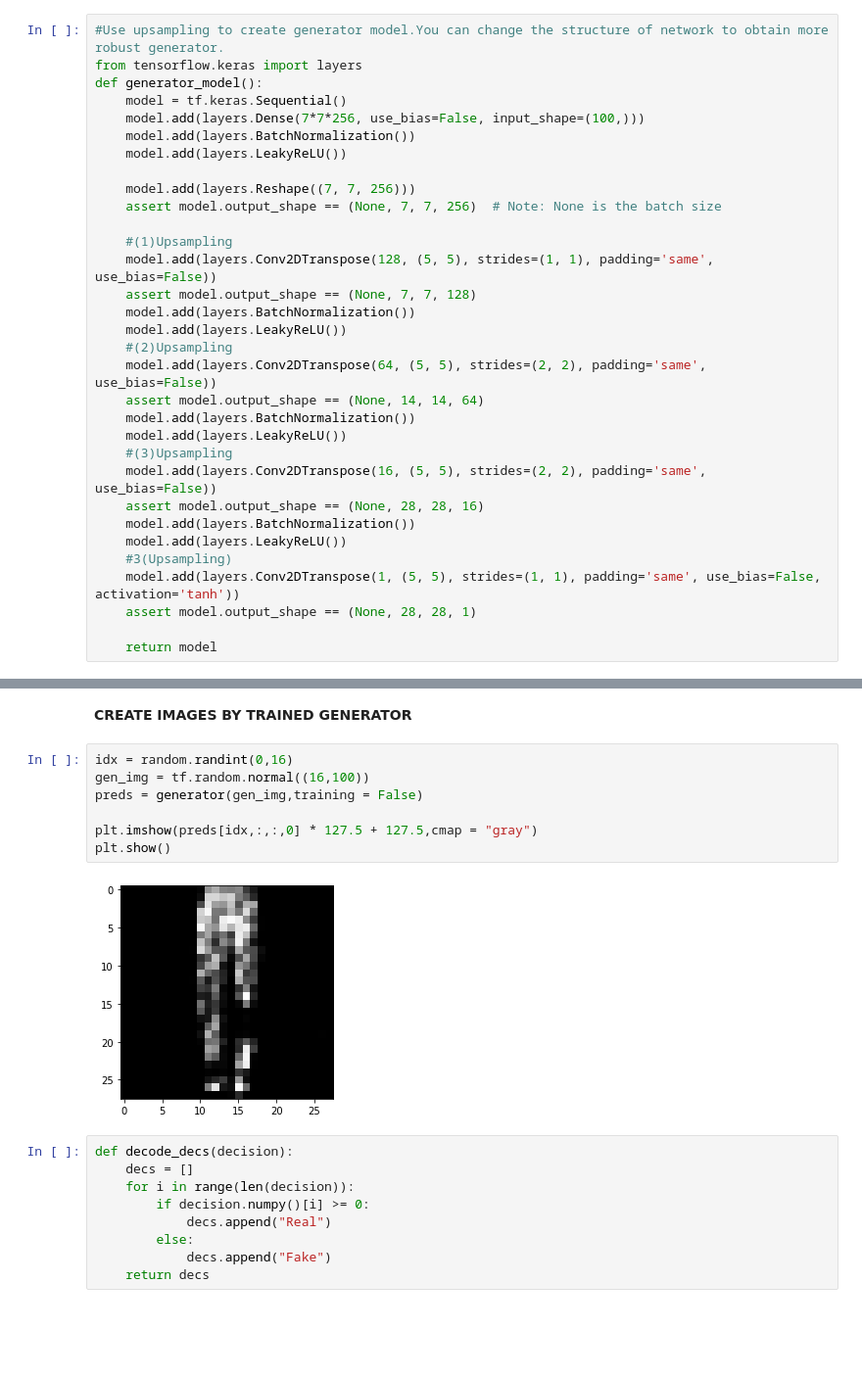
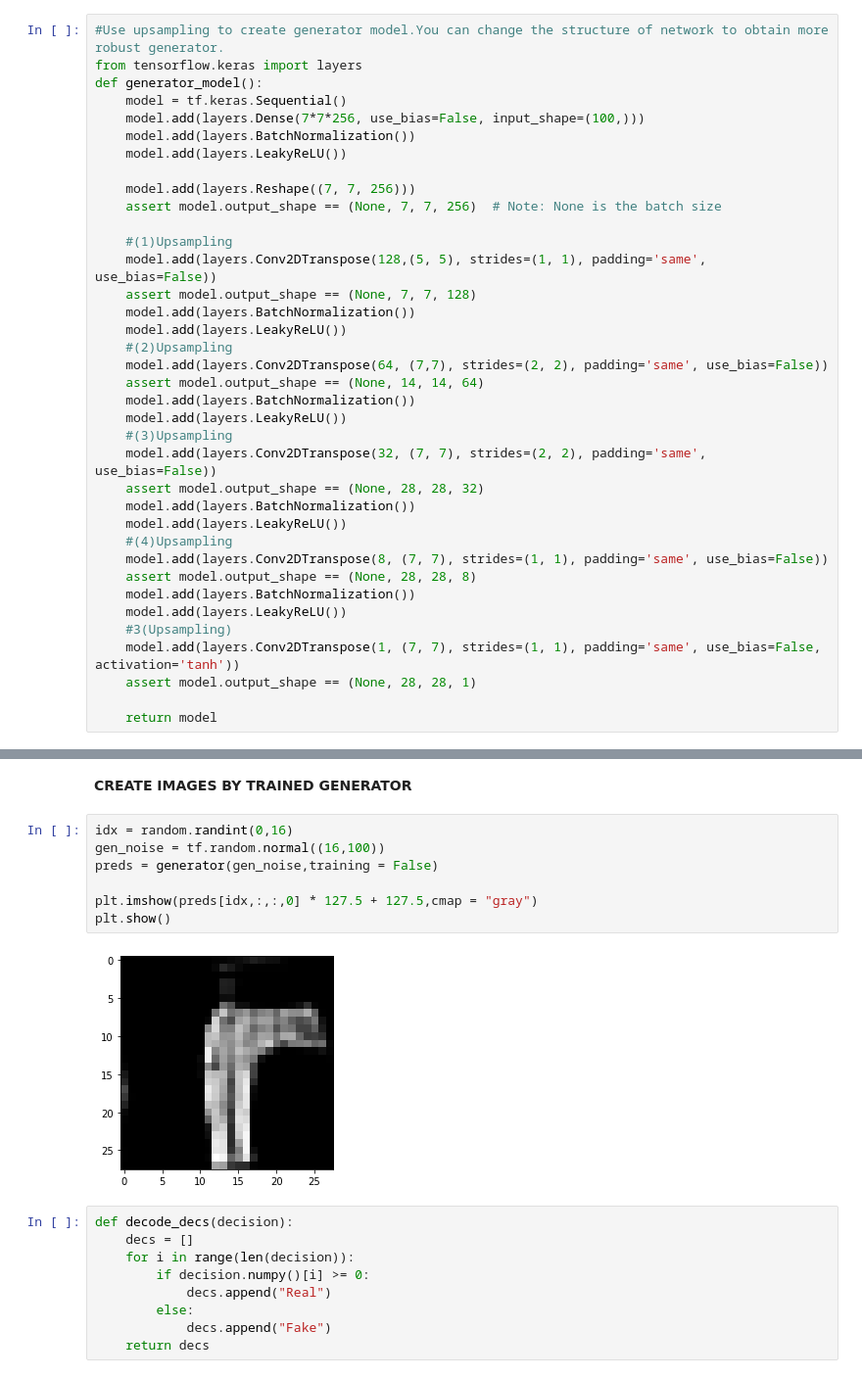
Before and after one commit to ayd-ocan/dcgan_fashion_mnist, a Jupyter notebook: dcgan-fashion-mnist.ipynb, the cells around one changed output, grey strips where cells are left out. Shown at 98% size. Saved outputs shown, nothing was run; the diff lists cells and outputs as text; blank space fills up the shorter version.

```diff
--- a/dcgan-fashion-mnist.ipynb
+++ b/dcgan-fashion-mnist.ipynb
@@ -64,22 +68,27 @@ def generator_model():
     assert model.output_shape == (None, 7, 7, 256)  # Note: None is the batch size
 
     #(1)Upsampling
-    model.add(layers.Conv2DTranspose(128, (5, 5), strides=(1, 1), padding='same', use_bias=False))
+    model.add(layers.Conv2DTranspose(128,(5, 5), strides=(1, 1), padding='same', use_bias=False))
     assert model.output_shape == (None, 7, 7, 128)
     model.add(layers.BatchNormalization())
     model.add(layers.LeakyReLU())
     #(2)Upsampling
-    model.add(layers.Conv2DTranspose(64, (5, 5), strides=(2, 2), padding='same', use_bias=False))
+    model.add(layers.Conv2DTranspose(64, (7,7), strides=(2, 2), padding='same', use_bias=False))
     assert model.output_shape == (None, 14, 14, 64)
     model.add(layers.BatchNormalization())
     model.add(layers.LeakyReLU())
     #(3)Upsampling
-    model.add(layers.Conv2DTranspose(16, (5, 5), strides=(2, 2), padding='same', use_bias=False))
-    assert model.output_shape == (None, 28, 28, 16)
+    model.add(layers.Conv2DTranspose(32, (7, 7), strides=(2, 2), padding='same', use_bias=False))
+    assert model.output_shape == (None, 28, 28, 32)
+    model.add(layers.BatchNormalization())
+    model.add(layers.LeakyReLU())
+    #(4)Upsampling
+    model.add(layers.Conv2DTranspose(8, (7, 7), strides=(1, 1), padding='same', use_bias=False))
+    assert model.output_shape == (None, 28, 28, 8)
     model.add(layers.BatchNormalization())
     model.add(layers.LeakyReLU())
     #3(Upsampling)
-    model.add(layers.Conv2DTranspose(1, (5, 5), strides=(1, 1), padding='same', use_bias=False, activation='tanh'))
+    model.add(layers.Conv2DTranspose(1, (7, 7), strides=(1, 1), padding='same', use_bias=False, activation='tanh'))
     assert model.output_shape == (None, 28, 28, 1)
 
     return model
@@ -244,13 +296,13 @@ display_image(80)
 **CREATE IMAGES BY TRAINED GENERATOR**
 # %%
 idx = random.randint(0,16)
-gen_img = tf.random.normal((16,100))
-preds = generator(gen_img,training = False)
+gen_noise = tf.random.normal((16,100))
+preds = generator(gen_noise,training = False)
 
 plt.imshow(preds[idx,:,:,0] * 127.5 + 127.5,cmap = "gray")
 plt.show()
 # %% [output]
-[figure, old version]
+[figure, new version]
 # %%
 def decode_decs(decision):
     decs = []
```
Also changed, not shown: parts of 20 cells of this notebook.
